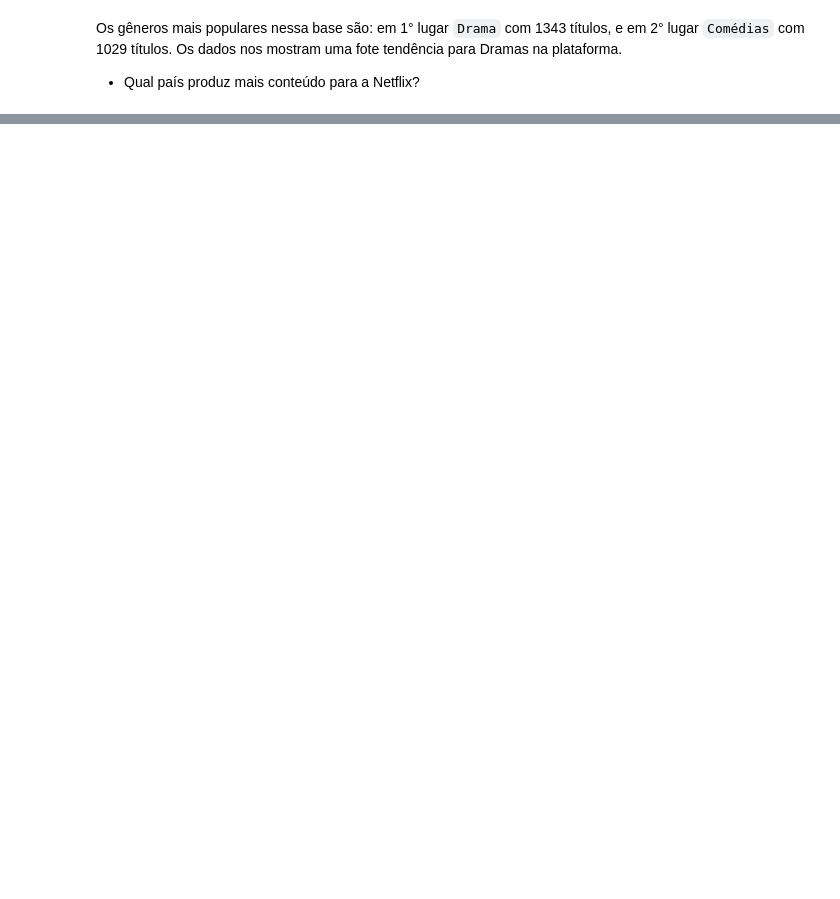
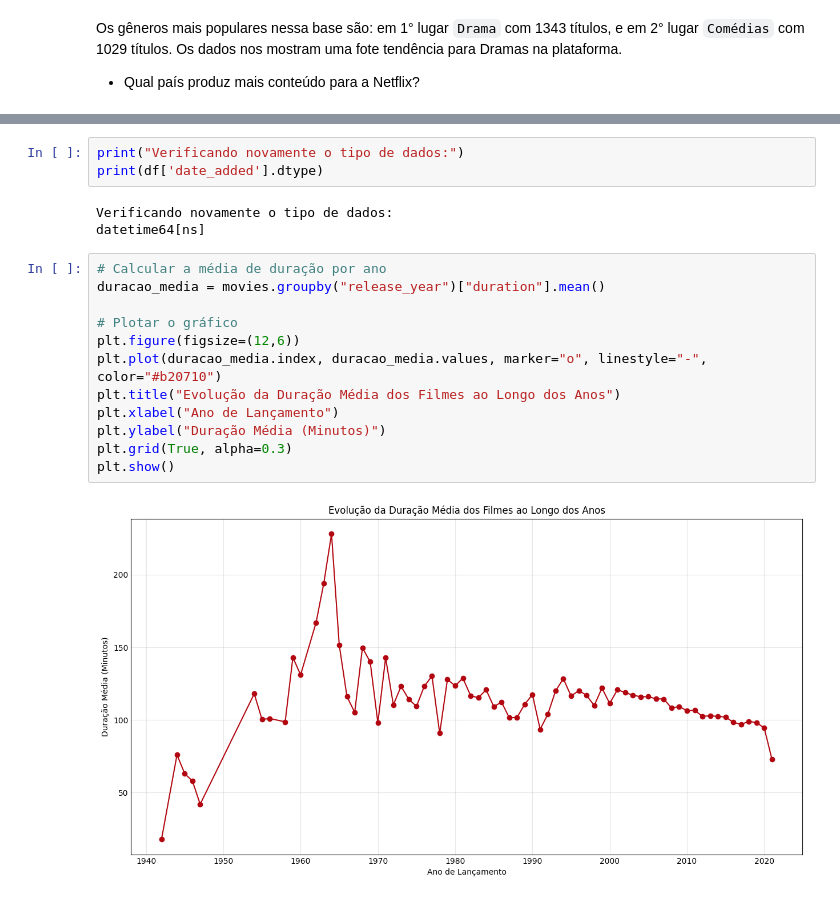
Before and after one commit to JoaoRanulfoDatascience/Netflix_ProjetoDS, a Jupyter notebook: netflix_analise_exploratoria.ipynb, the cells around one changed output, grey strips where cells are left out. Drawn from its saved outputs; the diff is of its cells as text; blank space fills up the shorter version.

```diff
--- a/netflix_analise_exploratoria.ipynb
+++ b/netflix_analise_exploratoria.ipynb
@@ -238,0 +295,20 @@ TypeError: use() missing 1 required positional argument: 'style'
+# %%
+print("Verificando novamente o tipo de dados:")
+print(df['date_added'].dtype)
+# %% [output]
+Verificando novamente o tipo de dados:
+datetime64[ns]
+# %%
+# Calcular a média de duração por ano
+duracao_media = movies.groupby("release_year")["duration"].mean()
+
+# Plotar o gráfico
+plt.figure(figsize=(12,6))
+plt.plot(duracao_media.index, duracao_media.values, marker="o", linestyle="-", color="#b20710")
+plt.title("Evolução da Duração Média dos Filmes ao Longo dos Anos")
+plt.xlabel("Ano de Lançamento")
+plt.ylabel("Duração Média (Minutos)")
+plt.grid(True, alpha=0.3)
+plt.show()
+# %% [output]
+[figure, added]
```
Also changed, not shown: parts of 13 cells of this notebook.
